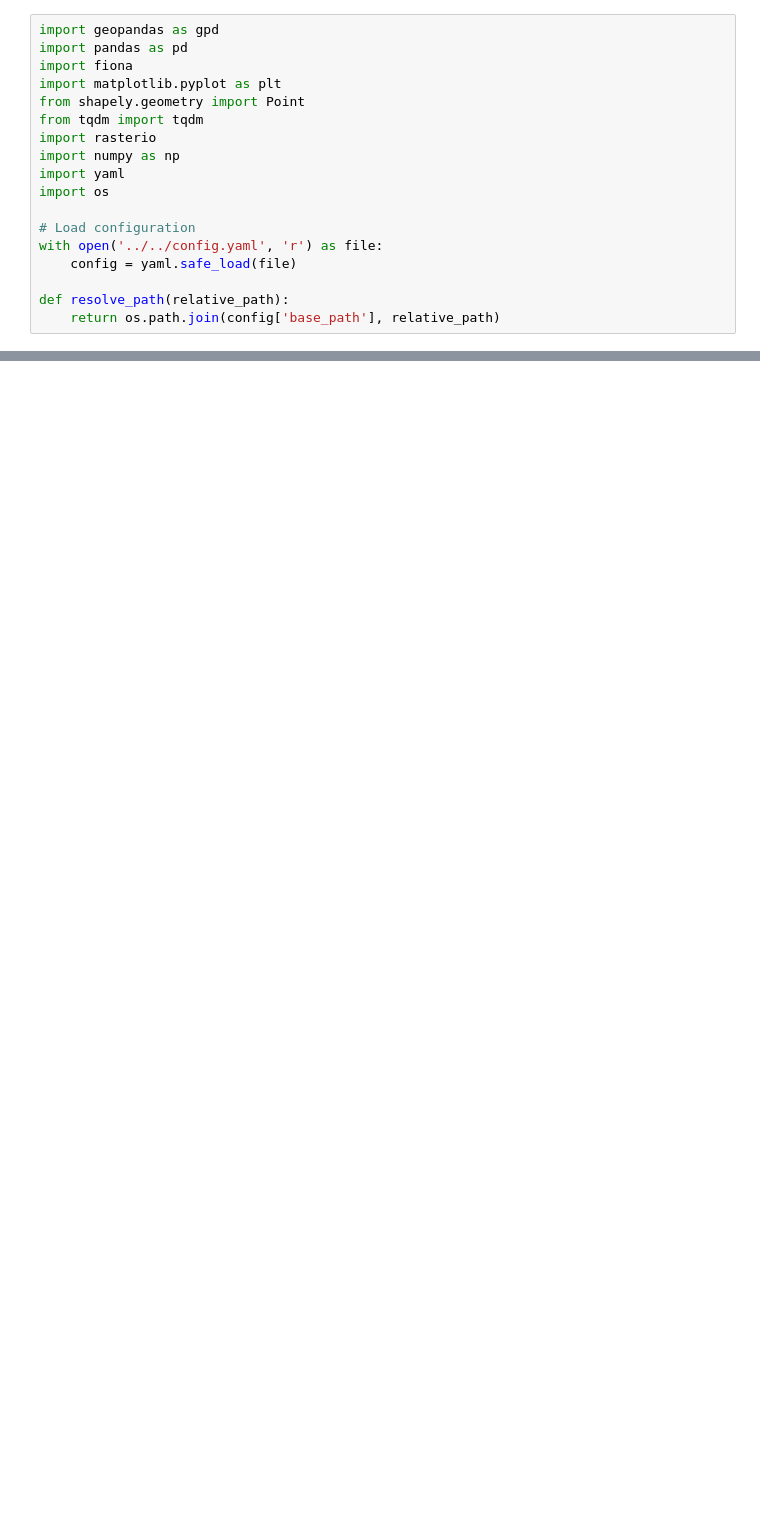
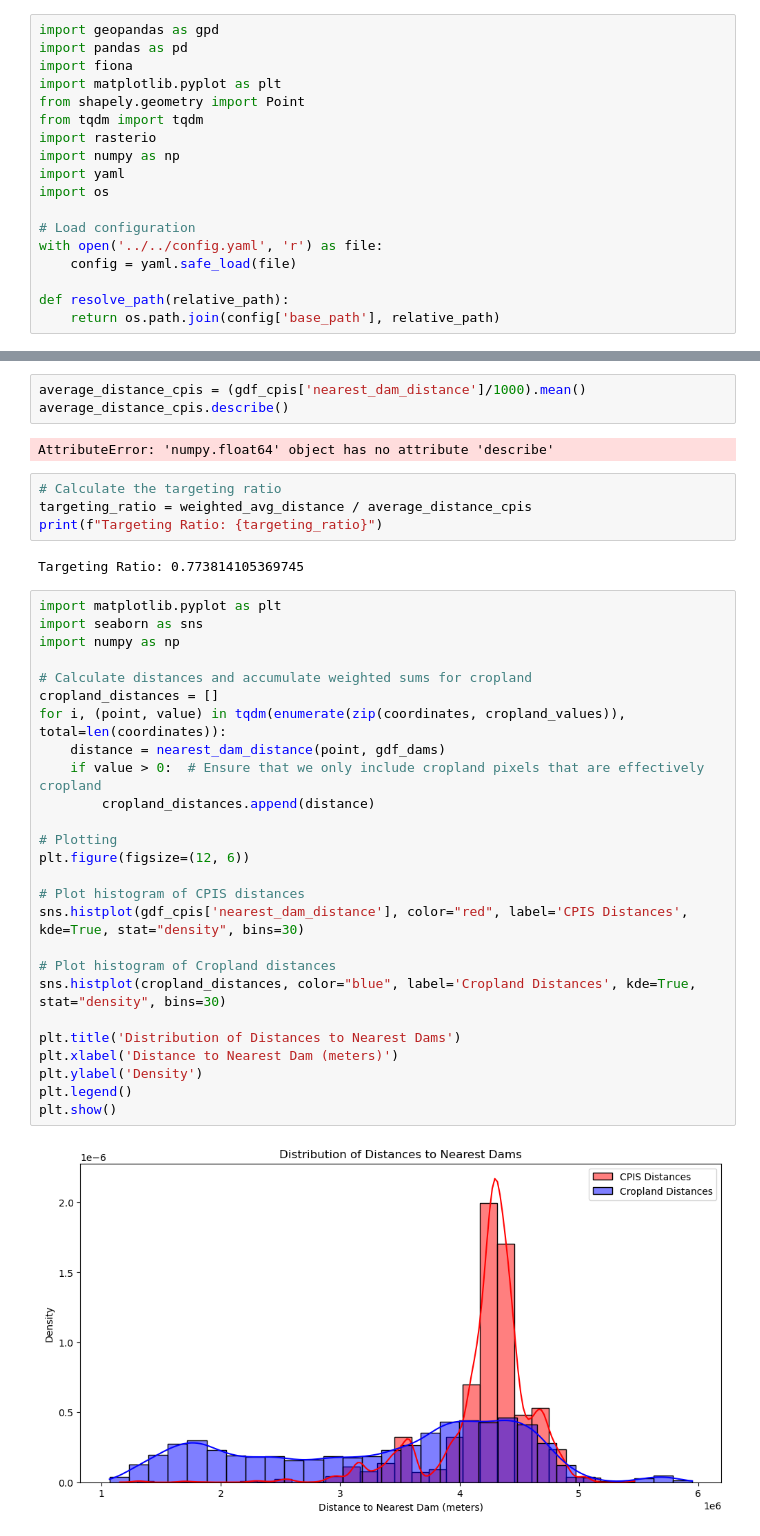
Before and after one commit to rellimylime/Africa_Irrigation, a Jupyter notebook: Code/1_analyze_data/4_Dams.ipynb, the cells around one changed output, grey strips where cells are left out. Drawn from its saved outputs; the diff is of its cells as text; blank space fills up the shorter version.

```diff
--- a/Code/1_analyze_data/4_Dams.ipynb
+++ b/Code/1_analyze_data/4_Dams.ipynb
@@ -50,0 +128,39 @@ Targeting Ratio: 0.23%
+# %%
+average_distance_cpis = (gdf_cpis['nearest_dam_distance']/1000).mean()
+average_distance_cpis.describe()
+# %% [output]
+AttributeError: 'numpy.float64' object has no attribute 'describe'
+# %%
+# Calculate the targeting ratio
+targeting_ratio = weighted_avg_distance / average_distance_cpis
+print(f"Targeting Ratio: {targeting_ratio}")
+# %% [output]
+Targeting Ratio: 0.773814105369745
+# %%
+import matplotlib.pyplot as plt
+import seaborn as sns
+import numpy as np
+
+# Calculate distances and accumulate weighted sums for cropland
+cropland_distances = []
+for i, (point, value) in tqdm(enumerate(zip(coordinates, cropland_values)), total=len(coordinates)):
+    distance = nearest_dam_distance(point, gdf_dams)
+    if value > 0:  # Ensure that we only include cropland pixels that are effectively cropland
+        cropland_distances.append(distance)
+
+# Plotting
+plt.figure(figsize=(12, 6))
+
+# Plot histogram of CPIS distances
+sns.histplot(gdf_cpis['nearest_dam_distance'], color="red", label='CPIS Distances', kde=True, stat="density", bins=30)
+
+# Plot histogram of Cropland distances
+sns.histplot(cropland_distances, color="blue", label='Cropland Distances', kde=True, stat="density", bins=30)
+
+plt.title('Distribution of Distances to Nearest Dams')
+plt.xlabel('Distance to Nearest Dam (meters)')
+plt.ylabel('Density')
+plt.legend()
+plt.show()
+# %% [output]
+[figure, added]
```
Also changed, not shown: parts of 7 cells of this notebook.
